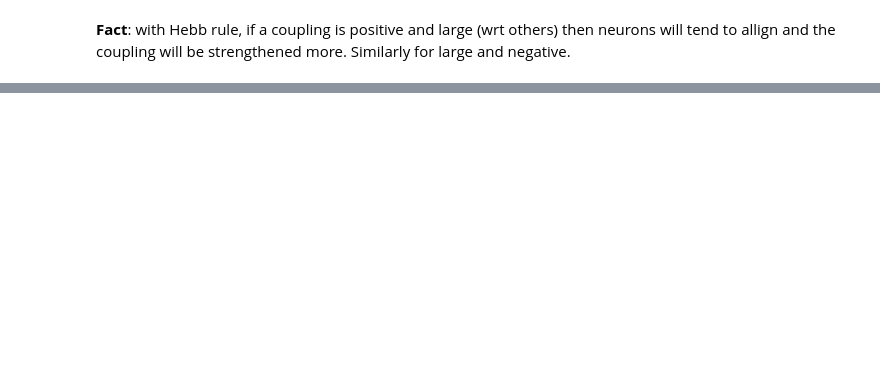
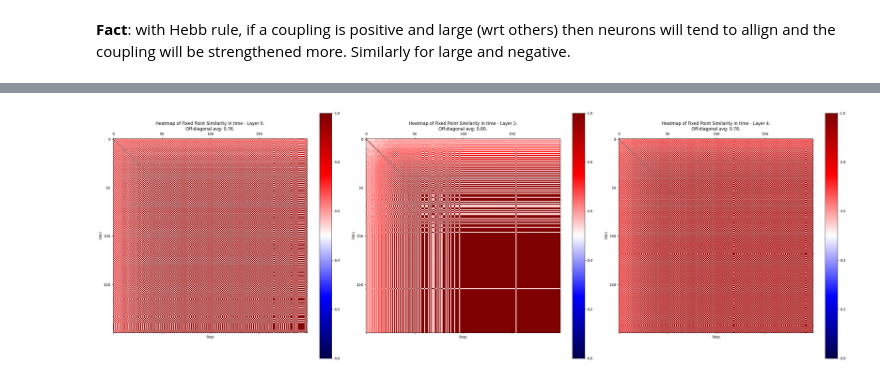
Before and after one commit to mattia-scardecchia/Hopfield-Chain, a Jupyter notebook: notebooks/hebb.ipynb, the cells around one changed output, grey strips where cells are left out. Saved outputs shown, nothing was run; the diff lists cells and outputs as text; code cells hidden in the pictures; blank space fills up the shorter version.

```diff
--- a/notebooks/hebb.ipynb
+++ b/notebooks/hebb.ipynb
@@ -345,10 +399,16 @@ plt.show()
 # %%
-if learning_steps < 100:
+if learning_steps < 1000:
     plotter = ReplicatedPlotter(model.loggers, model.ensemble_logger)
     plotter.plot_fixed_points_similarity_heatmap(
-        layers=[0, 1, 2, 3, 4], with_flip_invariance=True
+        layers=[0, 2, 4], with_flip_invariance=True
     )
     plt.show()
+
+fixed_points = copy.deepcopy(
+    {i: model.ensemble_logger.logs[f"fixed_point_{i}"] for i in range(model.y)}
+)
+# %% [output]
+[figure, added]
 # %%
 converged_count = 0
 similarity_to_target = []
```
Also changed, not shown: parts of 11 cells of this notebook.
